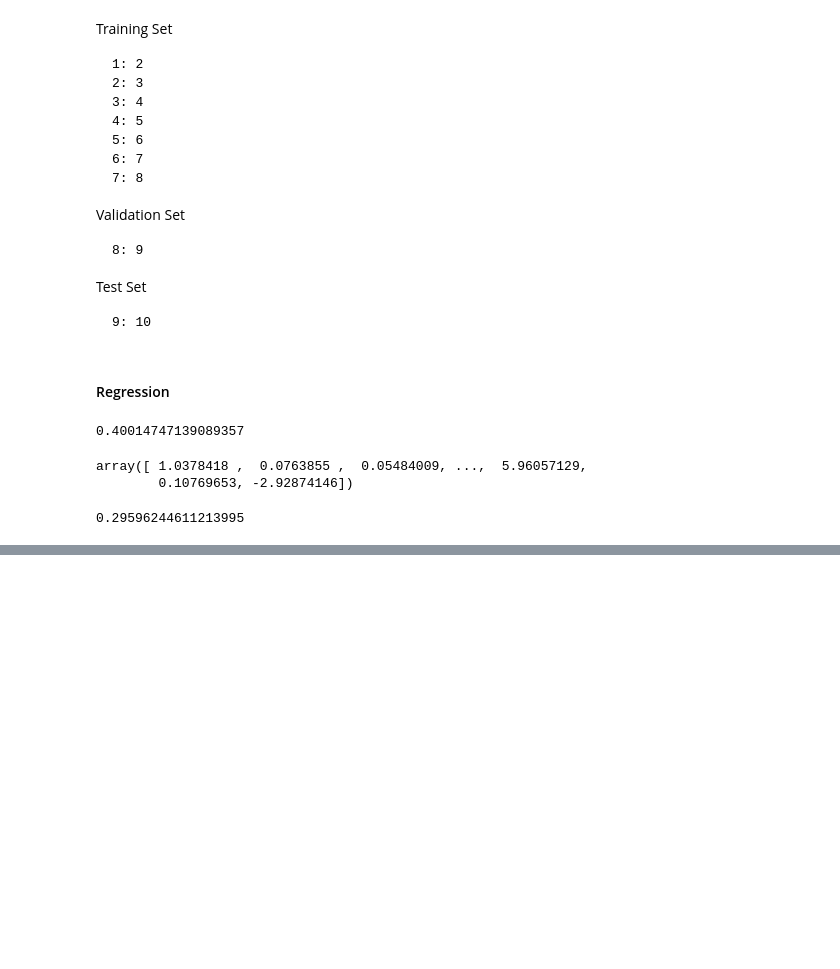
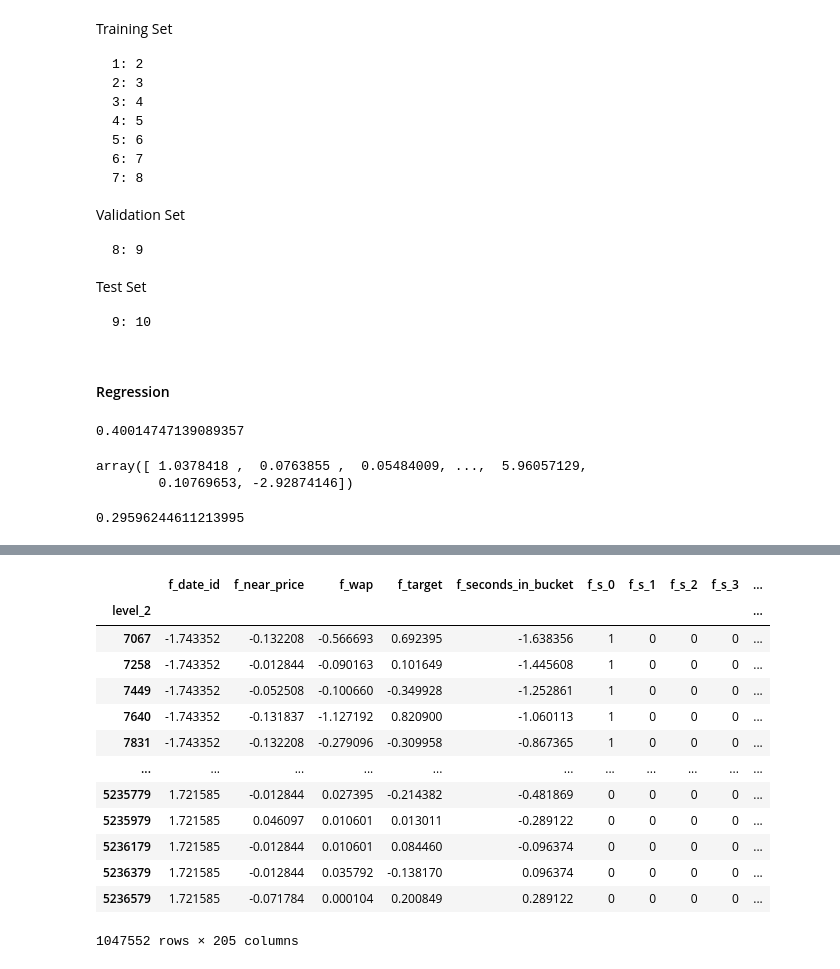
Before and after one commit to tfranza/optiver, a Jupyter notebook: Data_analysis.ipynb, the cells around one changed output, grey strips where cells are left out. Drawn from its saved outputs; the diff is of its cells as text; code cells hidden in the pictures; blank space fills up the shorter version.

```diff
--- a/Data_analysis.ipynb
+++ b/Data_analysis.ipynb
@@ -859,7 +836,7 @@ df_D1_S6 = df_D1_S6.loc[df_D1_S6.notna().all(axis=1)]
 # %%
 df_engineered = pd.DataFrame(index = df_D1_S6.index)
 # %%
-df_dummies_stocks = pd.get_dummies(df_D1_S6['stock_id'])
+df_dummies_stocks = pd.get_dummies(df_D1_S6['f_stock_id'])
 df_dummies_stocks.columns = ['f_s_' + str(stock_id) for stock_id in df_dummies_stocks.columns]
 df_dummies_stocks
 # %% [output]
@@ -945,8 +922,8 @@ y = df_engineered['target']
 X_train = X.loc[df_D1_S6['f_seconds_in_bucket'] <= 470]
 X_test = X.loc[df_D1_S6['f_seconds_in_bucket'] > 470]
 # %%
-y_train = Y.loc[df_D1_S6['f_seconds_in_bucket'] <= 470]
-y_test = Y.loc[df_D1_S6['f_seconds_in_bucket'] > 470]
+y_train = y.loc[df_D1_S6['f_seconds_in_bucket'] <= 470]
+y_test = y.loc[df_D1_S6['f_seconds_in_bucket'] > 470]
 # %%
 reg = LinearRegression().fit(X_train, y_train)
 # %%
@@ -964,0 +1006,11 @@ reg.score(X_test, y_test)
+# %%
+# Define LSTM model
+model = tf.keras.Sequential([
+    tf.keras.layers.LSTM(1, input_shape=X_train.shape),
+    tf.keras.layers.Dense(1)
+])
+
+# Compile model
+model.compile(loss='mse', optimizer='adam')
+# %%
+model.fit(X_train, y_train, epochs=10)
@@ -965,2 +1023,17 @@ reg.score(X_test, y_test)
 # %%
-### il test e' sul 9no minuto il test effettivo andra' fittato per la predizione del decimo minuto, creare df adeguato al predict
+X_train
+# %% [output]
+|  | f_date_id | f_near_price | f_wap | f_target | f_seconds_in_bucket | f_s_0 | f_s_1 | f_s_2 | f_s_3 | ... |
+| level_2 |  |  |  |  |  |  |  |  |  | ... |
+| 7067 | -1.743352 | -0.132208 | -0.566693 | 0.692395 | -1.638356 | 1 | 0 | 0 | 0 | ... |
+| 7258 | -1.743352 | -0.012844 | -0.090163 | 0.101649 | -1.445608 | 1 | 0 | 0 | 0 | ... |
+| 7449 | -1.743352 | -0.052508 | -0.100660 | -0.349928 | -1.252861 | 1 | 0 | 0 | 0 | ... |
+| 7640 | -1.743352 | -0.131837 | -1.127192 | 0.820900 | -1.060113 | 1 | 0 | 0 | 0 | ... |
+| 7831 | -1.743352 | -0.132208 | -0.279096 | -0.309958 | -0.867365 | 1 | 0 | 0 | 0 | ... |
+| ... | ... | ... | ... | ... | ... | ... | ... | ... | ... | ... |
+| 5235779 | 1.721585 | -0.012844 | 0.027395 | -0.214382 | -0.481869 | 0 | 0 | 0 | 0 | ... |
+| 5235979 | 1.721585 | 0.046097 | 0.010601 | 0.013011 | -0.289122 | 0 | 0 | 0 | 0 | ... |
+| 5236179 | 1.721585 | -0.012844 | 0.010601 | 0.084460 | -0.096374 | 0 | 0 | 0 | 0 | ... |
+| 5236379 | 1.721585 | -0.012844 | 0.035792 | -0.138170 | 0.096374 | 0 | 0 | 0 | 0 | ... |
+| 5236579 | 1.721585 | -0.071784 | 0.000104 | 0.200849 | 0.289122 | 0 | 0 | 0 | 0 | ... |
+1047552 rows × 205 columns
```
Also changed, not shown: parts of 21 cells of this notebook.
